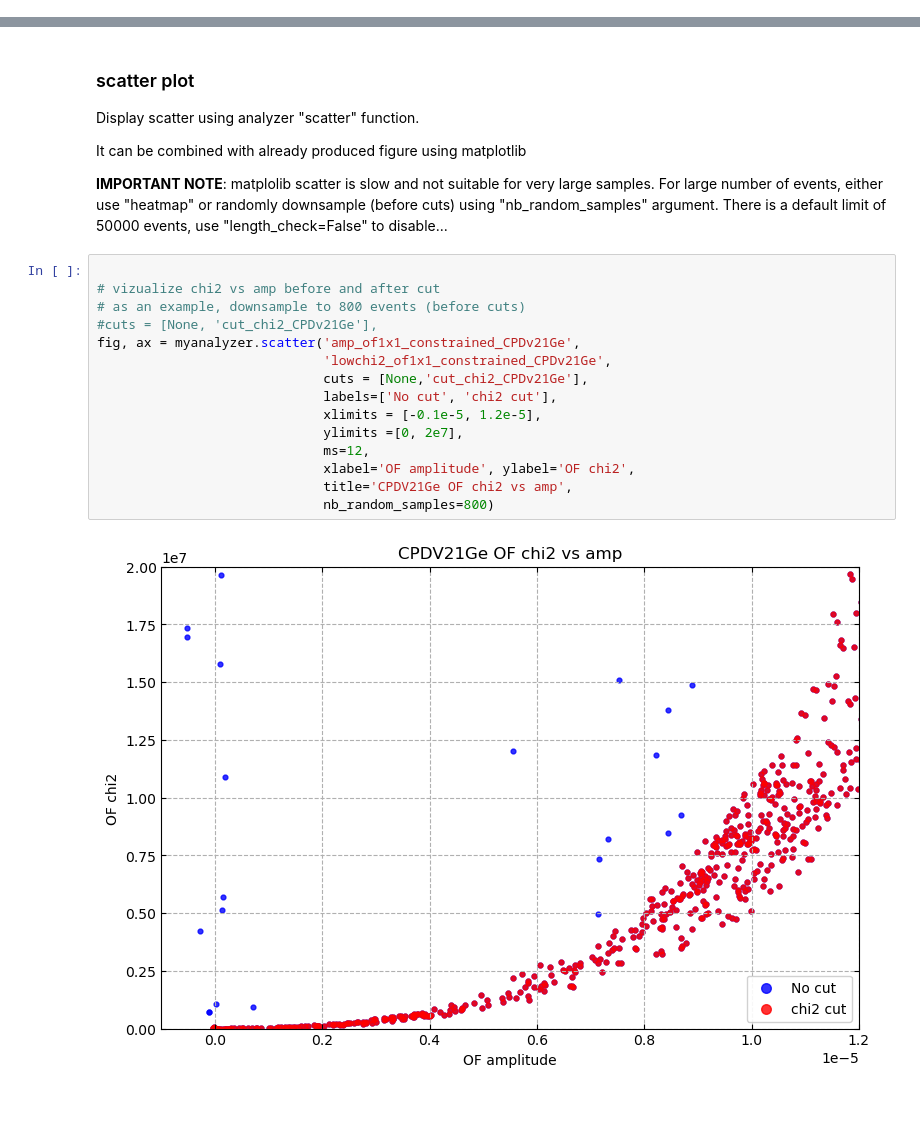
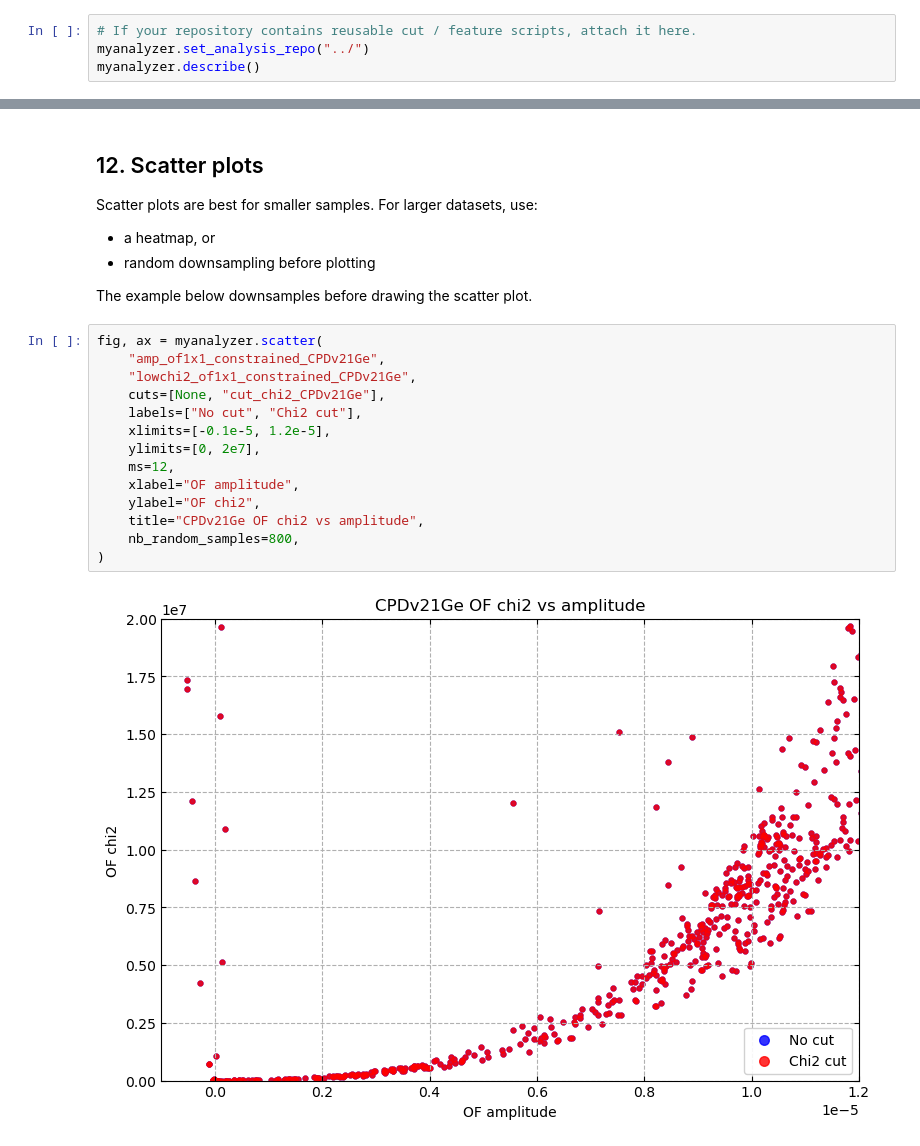
Before and after one commit to spice-herald/detanalysis, a Jupyter notebook: demos/analyzer_example.ipynb, the cells around one changed output, grey strips where cells are left out. Drawn from its saved outputs; the diff is of its cells as text; blank space fills up the shorter version.

```diff
--- a/demos/analyzer_example.ipynb
+++ b/demos/analyzer_example.ipynb
@@ -60,0 +59,4 @@ Cuts:
+# %%
+# If your repository contains reusable cut / feature scripts, attach it here.
+myanalyzer.set_analysis_repo("../")
+myanalyzer.describe()
@@ -257,29 +334,26 @@ fig,ax  = myanalyzer.heatmap('amp_of1x1_constrained_CPDv21Ge',
 # %% [markdown]
-###  scatter plot
+## 12. Scatter plots
 
-Display scatter using analyzer "scatter" function.
+Scatter plots are best for smaller samples. For larger datasets, use:
 
-It can be combined with already produced figure using matplotlib
+- a heatmap, or
+- random downsampling before plotting
 
-**IMPORTANT NOTE**: matplolib scatter is slow and not suitable for very large samples.
-For large number of events, either use "heatmap" or randomly downsample
-(before cuts) using "nb_random_samples" argument. There is a default limit of 50000 events,
-use "length_check=False" to disable...
+The example below downsamples before drawing the scatter plot.
 # %%
-
-# vizualize chi2 vs amp before and after cut
-# as an example, downsample to 800 events (before cuts)
-#cuts = [None, 'cut_chi2_CPDv21Ge'],
-fig, ax = myanalyzer.scatter('amp_of1x1_constrained_CPDv21Ge',
-                             'lowchi2_of1x1_constrained_CPDv21Ge',
-                             cuts = [None,'cut_chi2_CPDv21Ge'],
-                             labels=['No cut', 'chi2 cut'],
-                             xlimits = [-0.1e-5, 1.2e-5],
-                             ylimits =[0, 2e7],
-                             ms=12,
-                             xlabel='OF amplitude', ylabel='OF chi2',
-                             title='CPDV21Ge OF chi2 vs amp',
-                             nb_random_samples=800)
+fig, ax = myanalyzer.scatter(
+    "amp_of1x1_constrained_CPDv21Ge",
+    "lowchi2_of1x1_constrained_CPDv21Ge",
+    cuts=[None, "cut_chi2_CPDv21Ge"],
+    labels=["No cut", "Chi2 cut"],
+    xlimits=[-0.1e-5, 1.2e-5],
+    ylimits=[0, 2e7],
+    ms=12,
+    xlabel="OF amplitude",
+    ylabel="OF chi2",
+    title="CPDv21Ge OF chi2 vs amplitude",
+    nb_random_samples=800,
+)
 # %% [output]
-[figure, old version]
+[figure, new version]
 # %% [markdown]
```
Also changed, not shown: parts of 31 cells of this notebook, 2 other files.
